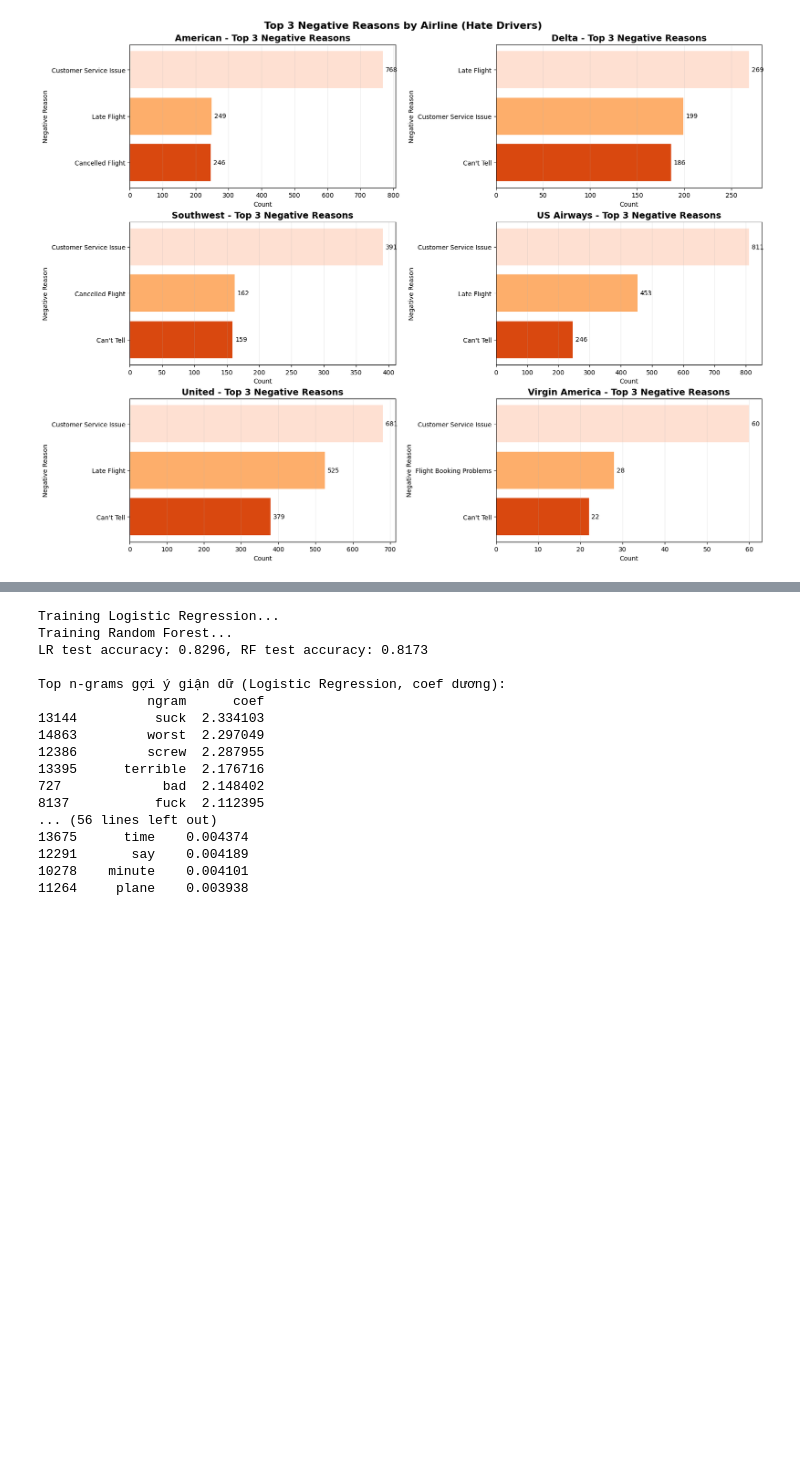
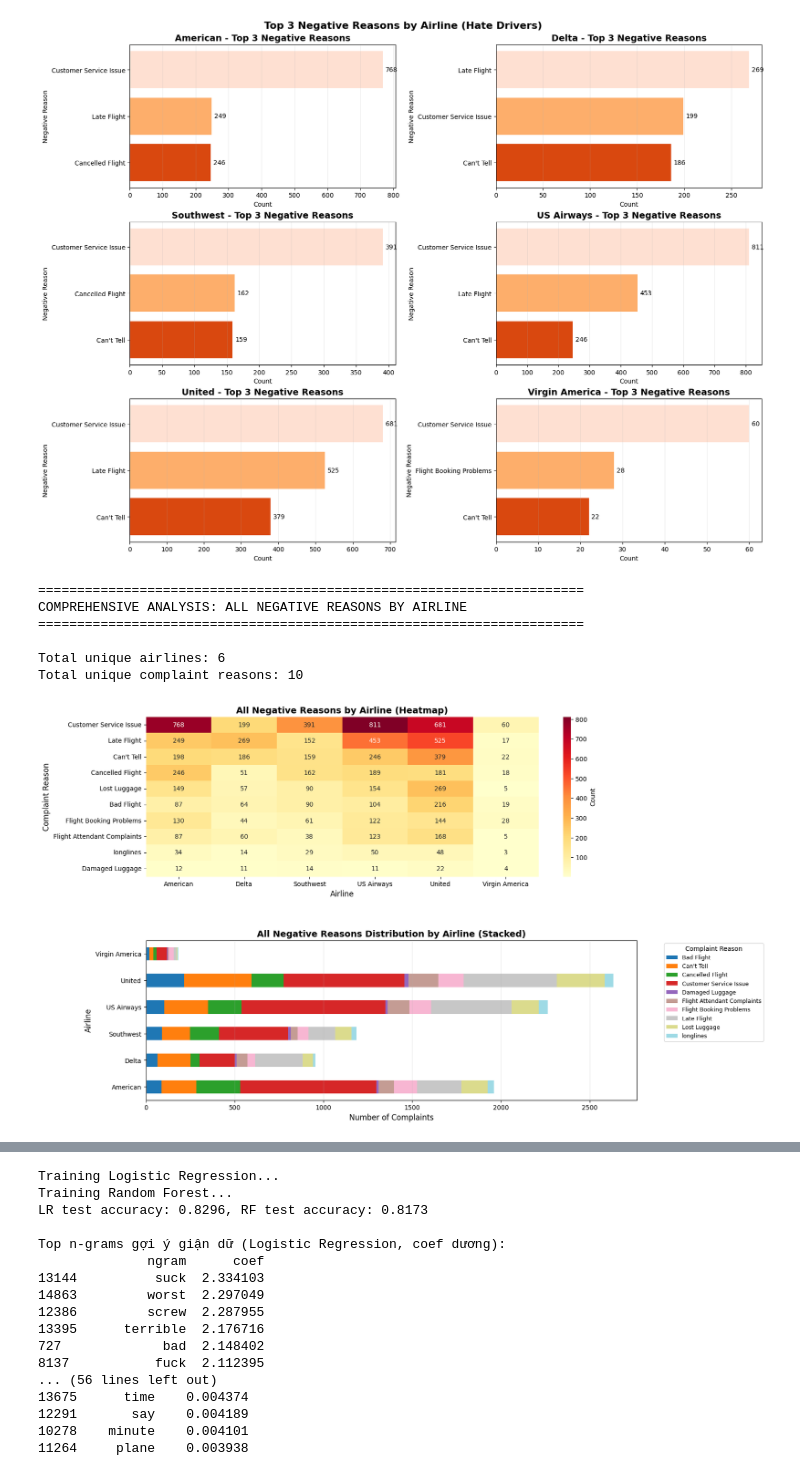
Before and after one commit to beanstalklab/Airline-Sentiment, a Jupyter notebook: insight_analysis.ipynb, the cells around one changed output, grey strips where cells are left out. Saved outputs shown, nothing was run; the diff lists cells and outputs as text; code cells hidden in the pictures; blank space fills up the shorter version.

```diff
--- a/insight_analysis.ipynb
+++ b/insight_analysis.ipynb
@@ -194,3 +203,82 @@ plt.suptitle('Top 3 Negative Reasons by Airline (Hate Drivers)', fontsize=16, fo
 plt.show()
 # %% [output]
 [figure]
+# %%
+# Comprehensive view: All negative reasons ranked by airline
+print('='*70)
+print('COMPREHENSIVE ANALYSIS: ALL NEGATIVE REASONS BY AIRLINE')
+print('='*70)
+
+# Prepare data: all negative reasons by airline (not limited to top 3)
+reason_by_airline_all = df[df['airline_sentiment'] == 'negative'].groupby(['airline', 'negativereason']).size().reset_index(name='count')
+reason_by_airline_all = reason_by_airline_all.sort_values(['airline', 'count'], ascending=[True, False])
+
+# Get unique airlines and reasons
+airlines_sorted = sorted(df['airline'].unique())
+all_reasons = df['negativereason'].dropna().unique()
+
+print(f'\nTotal unique airlines: {len(airlines_sorted)}')
+print(f'Total unique complaint reasons: {len(all_reasons)}')
+
+# Create a heatmap-style visualization: airlines x reasons
+# Prepare pivot table
+pivot_reasons = reason_by_airline_all.pivot(index='negativereason', columns='airline', values='count').fillna(0).astype(int)
+pivot_reasons_sorted = pivot_reasons.loc[pivot_reasons.sum(axis=1).sort_values(ascending=False).index]
+
+# Plot 1: Heatmap of all complaint reasons
+fig = plt.figure(figsize=(14, 11))
+gs = fig.add_gridspec(2, 1, hspace=0.4)
+ax1 = fig.add_subplot(gs[0])
+ax2 = fig.add_subplot(gs[1])
+
+# Heatmap
+sns.heatmap(pivot_reasons_sorted, annot=True, fmt='d', cmap='YlOrRd', ax=ax1, cbar_kws={'label': 'Count'})
+ax1.set_title('All Negative Reasons by Airline (Heatmap)', fontsize=14, fontweight='bold')
+ax1.set_xlabel('Airline', fontsize=12)
+ax1.set_ylabel('Complaint Reason', fontsize=12)
+
+# Plot 2: Stacked bar chart showing all reasons per airline
+reason_counts_per_airline = reason_by_airline_all.pivot_table(index='airline', columns='negativereason', values='count', fill_value=0)
+reason_counts_per_airline_sorted = reason_counts_per_airline.loc[airlines_sorted]
+
+# Create stacked horizontal bars
+reason_counts_per_airline_sorted.plot(
+    kind='barh',
+    stacked=True,
+    ax=ax2,
+    colormap='tab20'
+)
+ax2.set_title('All Negative Reasons Distribution by Airline (Stacked)', fontsize=14, fontweight='bold')
+ax2.set_xlabel('Number of Complaints', fontsize=12)
+ax2.set_ylabel('Airline', fontsize=12)
+ax2.legend(title='Complaint Reason', bbox_to_anchor=(1.05, 1), loc='upper left', fontsize=9)
+ax2.grid(axis='x', alpha=0.3)
+
+plt.show()
+
+# Print summary: top 10 reasons overall
+print('\nTop 10 complaint reasons (overall):')
+top_reasons_overall = reason_by_airline_all.groupby('negativereason')['count'].sum().sort_values(ascending=False).head(10)
+for reason, count in top_reasons_overall.items():
+    print(f'  {reason}: {count}')
+
+# Print summary: reasons per airline
+print('\nReason count by airline:')
+for airline in airlines_sorted:
+    airline_data = reason_by_airline_all[reason_by_airline_all['airline'] == airline]
+    total_reasons = airline_data['count'].sum()
+    unique_reasons = len(airline_data)
+    print(f'\n  {airline}:')
+    print(f'    - Total complaints: {total_reasons}')
+    print(f'    - Unique reasons: {unique_reasons}')
+    print(f'    - Top 3: {", ".join(airline_data.nlargest(3, "count")["negativereason"].tolist())}')
+
+print('\n' + '='*70)
+# %% [output]
+======================================================================
+COMPREHENSIVE ANALYSIS: ALL NEGATIVE REASONS BY AIRLINE
+======================================================================
+
+Total unique airlines: 6
+Total unique complaint reasons: 10
+[figure, added]
```
Also changed, not shown: parts of 5 cells of this notebook, 1 other file.
